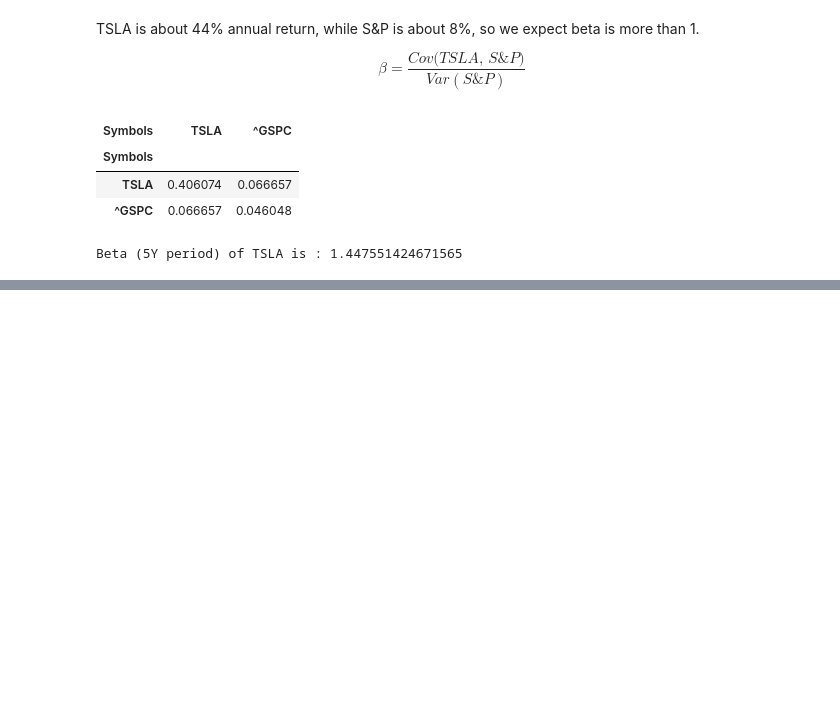
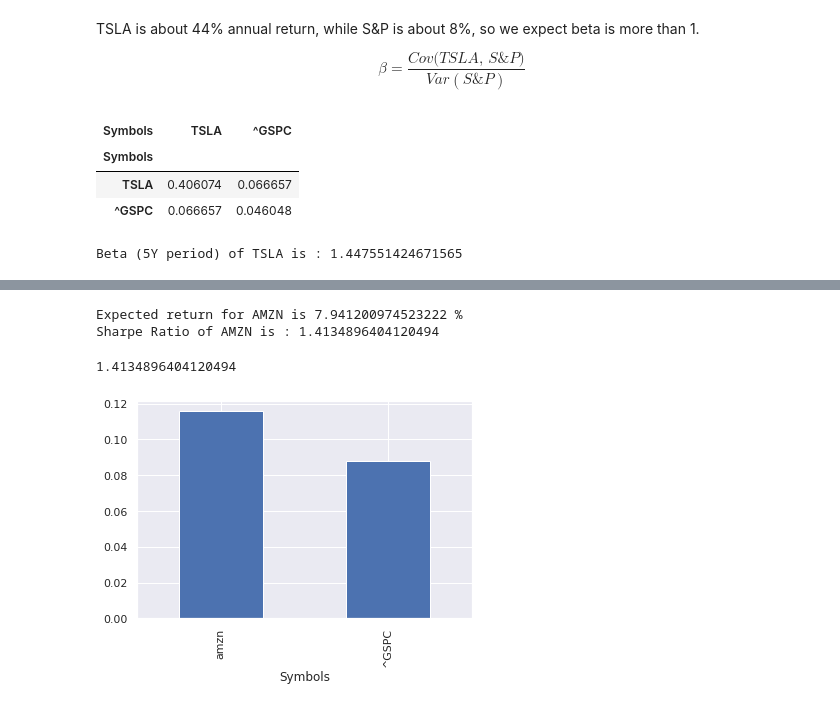
Before and after one commit to bhavinmoriya/Python-for-Financial-Analysis-and-Algorithmic-Trading, a Jupyter notebook: beta-of-a-security.ipynb, the cells around one changed output, grey strips where cells are left out. Drawn from its saved outputs; the diff is of its cells as text; code cells hidden in the pictures; blank space fills up the shorter version.

```diff
--- a/beta-of-a-security.ipynb
+++ b/beta-of-a-security.ipynb
@@ -85,0 +112,18 @@ Beta (5Y period) of PG is : 0.5813938660921187
+# %%
+def get_sharpe(stock, start=dt.today()-td(365*5)):
+    pg = web.get_data_yahoo(stock,start=start)['Adj Close']
+    pg_ret = np.log(pg / pg.shift())
+    ri = get_return(stock)
+    rf = 2.5 / 100
+    sigma = pg_ret.std() * 250
+
+    sr = (ri - rf) / sigma
+    print(f'Sharpe Ratio of {stock.upper()} is : {sr}')
+    return sr
+# %%
+get_sharpe('amzn')
+# %% [output]
+Expected return for AMZN is 7.941200974523222 %
+Sharpe Ratio of AMZN is : 1.4134896404120494
+1.4134896404120494
+[figure, added]
```
Also changed, not shown: parts of 8 cells of this notebook.
